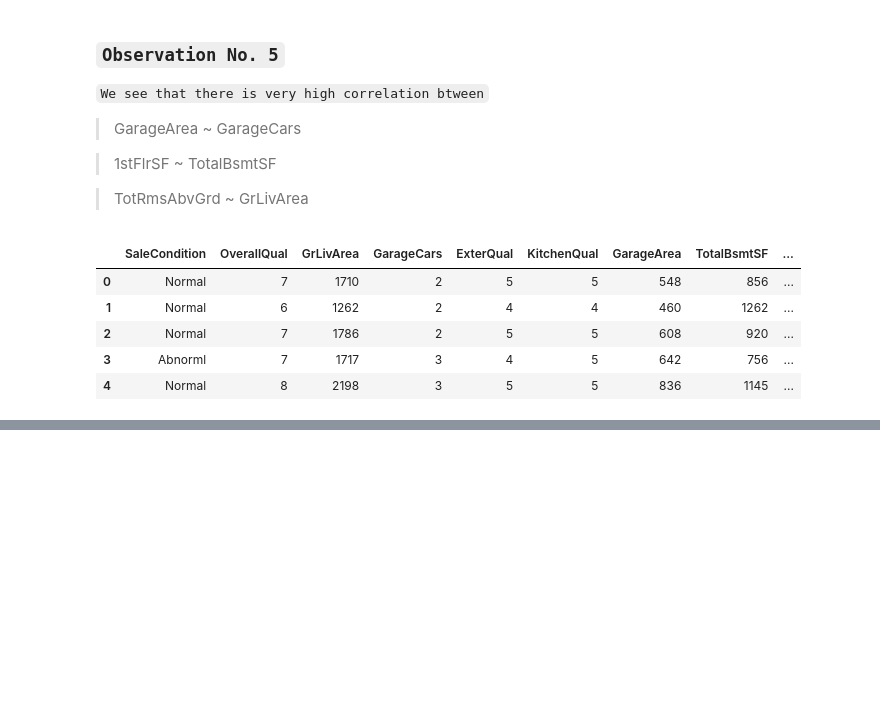
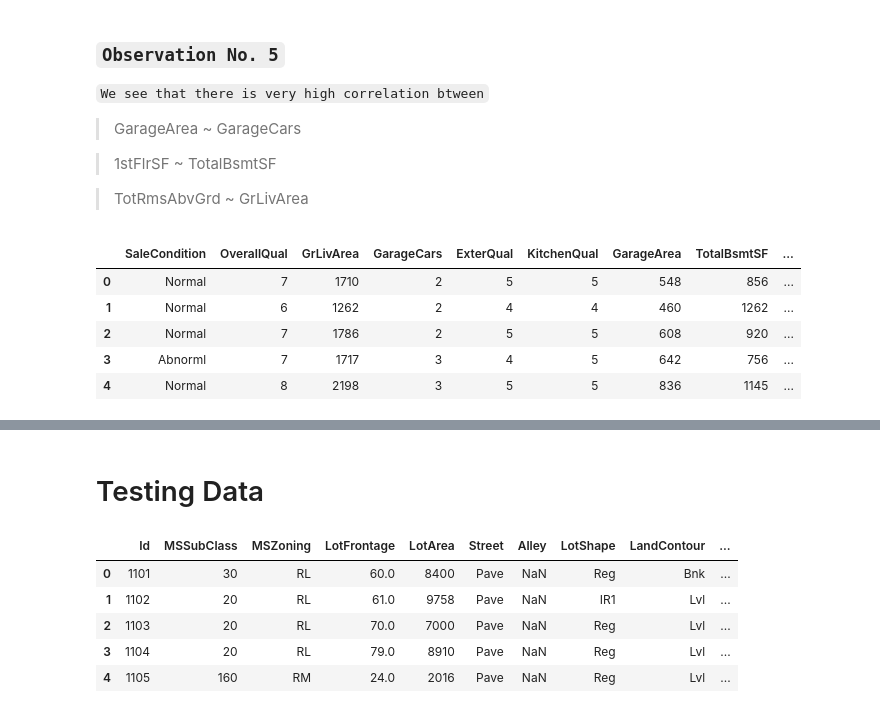
Before and after one commit to joyguptaa/Boston-Houses-Prediction, a Jupyter notebook: newNotebook.ipynb, the cells around one changed output, grey strips where cells are left out. Cells and saved outputs as stored; diff of their text form; code cells hidden in the pictures; blank space fills up the shorter version.

```diff
--- a/newNotebook.ipynb
+++ b/newNotebook.ipynb
@@ -563,0 +564,12 @@ plt.plot(mlp.loss_curve_)
+# %% [markdown]
+# Testing Data
+# %%
+data_test = pd.read_csv("./dataset/Test_Data.csv")
+data_test.head()
+# %% [output]
+|  | Id | MSSubClass | MSZoning | LotFrontage | LotArea | Street | Alley | LotShape | LandContour | ... |
+| 0 | 1101 | 30 | RL | 60.0 | 8400 | Pave | NaN | Reg | Bnk | ... |
+| 1 | 1102 | 20 | RL | 61.0 | 9758 | Pave | NaN | IR1 | Lvl | ... |
+| 2 | 1103 | 20 | RL | 70.0 | 7000 | Pave | NaN | Reg | Lvl | ... |
+| 3 | 1104 | 20 | RL | 79.0 | 8910 | Pave | NaN | Reg | Lvl | ... |
+| 4 | 1105 | 160 | RM | 24.0 | 2016 | Pave | NaN | Reg | Lvl | ... |
```
Also changed, not shown: parts of 19 cells of this notebook.
